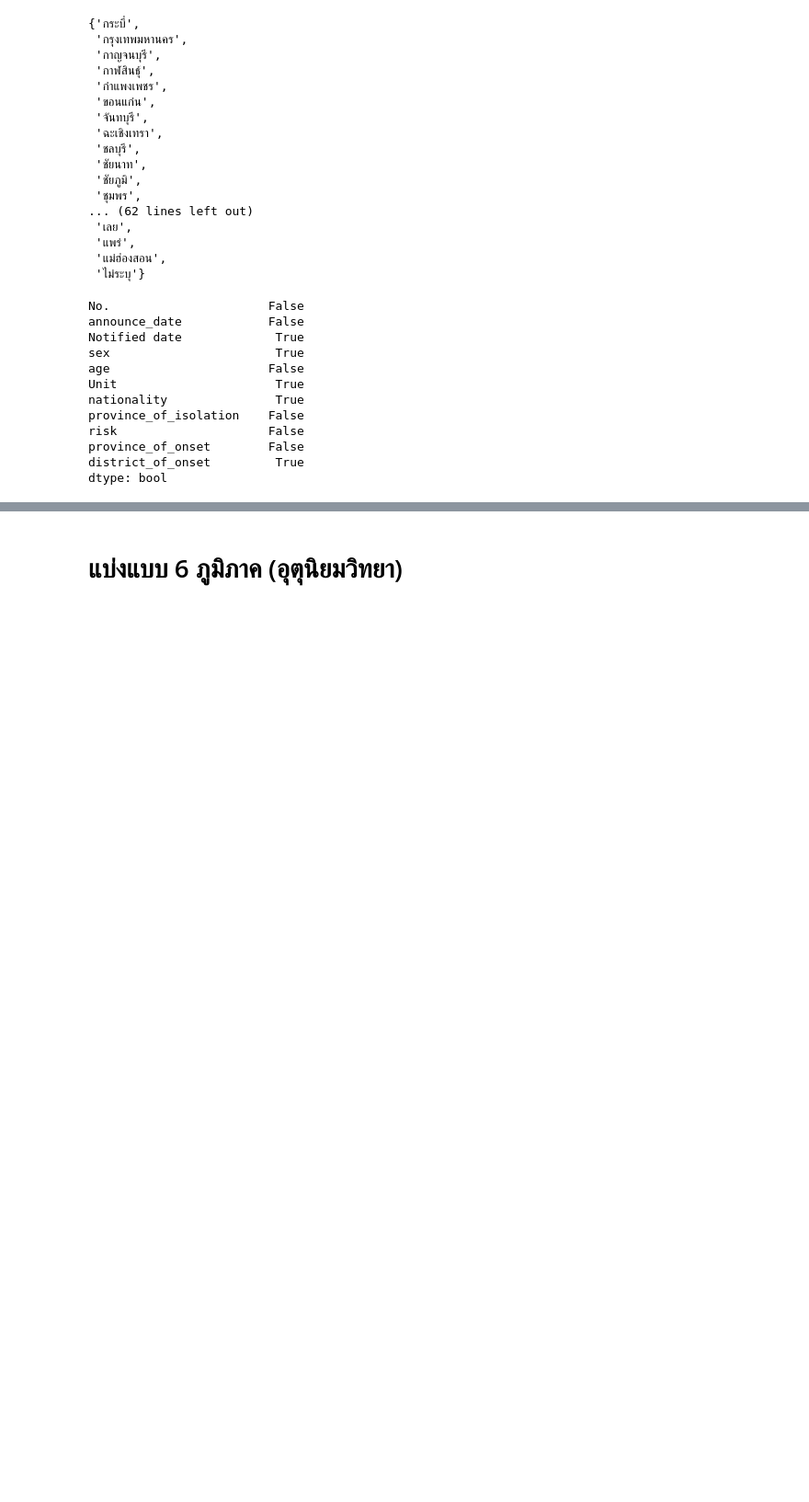
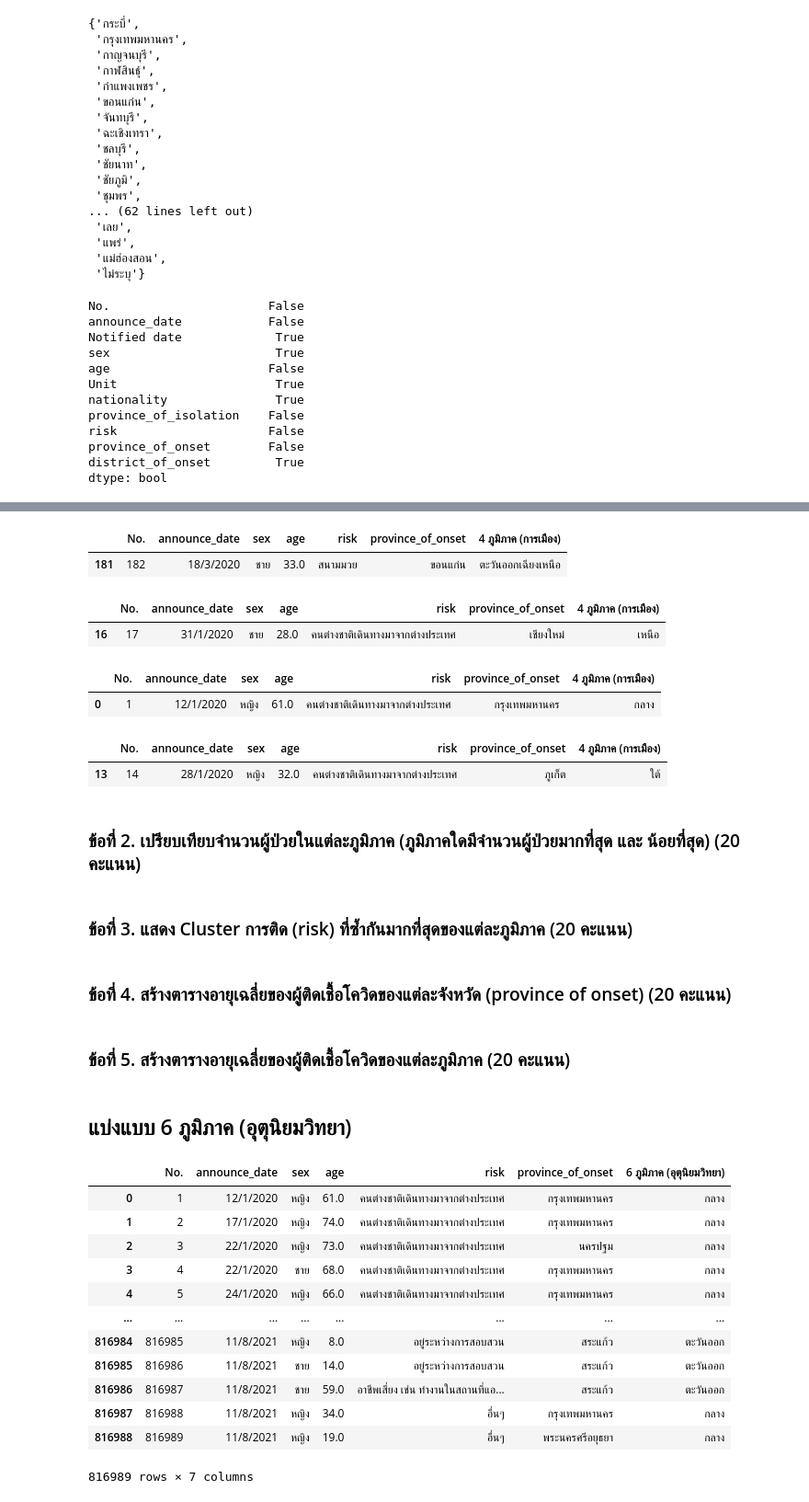
Before and after one commit to Benza1611/data_viz_2022, a Jupyter notebook: BasicPython&DataViz_midterm2022.ipynb, the cells around one changed output, grey strips where cells are left out. Shown at 92% size. Saved outputs shown, nothing was run; the diff lists cells and outputs as text; code cells hidden in the pictures; blank space fills up the shorter version.

```diff
--- a/BasicPython&DataViz_midterm2022.ipynb
+++ b/BasicPython&DataViz_midterm2022.ipynb
@@ -259,2 +375,51 @@ dtype: bool
+# %%
+age_EN_2 = data_2[data_2['4 ภูมิภาค (การเมือง)']=='ตะวันออกเฉียงเหนือ']
+age_EN_2.head(1)
+# %% [output]
+|  | No. | announce_date | sex | age | risk | province_of_onset | 4 ภูมิภาค (การเมือง) |
+| 181 | 182 | 18/3/2020 | ชาย | 33.0 | สนามมวย | ขอนแก่น | ตะวันออกเฉียงเหนือ |
+# %%
+age_N_2 = data_2[data_2['4 ภูมิภาค (การเมือง)']=='เหนือ']
+age_N_2.head(1)
+# %% [output]
+|  | No. | announce_date | sex | age | risk | province_of_onset | 4 ภูมิภาค (การเมือง) |
+| 16 | 17 | 31/1/2020 | ชาย | 28.0 | คนต่างชาติเดินทางมาจากต่างประเทศ | เชียงใหม่ | เหนือ |
+# %%
+age_C_2 = data_2[data_2['4 ภูมิภาค (การเมือง)']=='กลาง']
+age_C_2.head(1)
+# %% [output]
+|  | No. | announce_date | sex | age | risk | province_of_onset | 4 ภูมิภาค (การเมือง) |
+| 0 | 1 | 12/1/2020 | หญิง | 61.0 | คนต่างชาติเดินทางมาจากต่างประเทศ | กรุงเทพมหานคร | กลาง |
+# %%
+age_S_2 = data_2[data_2['4 ภูมิภาค (การเมือง)']=='ใต้']
+age_S_2.head(1)
+# %% [output]
+|  | No. | announce_date | sex | age | risk | province_of_onset | 4 ภูมิภาค (การเมือง) |
+| 13 | 14 | 28/1/2020 | หญิง | 32.0 | คนต่างชาติเดินทางมาจากต่างประเทศ | ภูเก็ต | ใต้ |
+# %% [markdown]
+### ข้อที่ 2. เปรียบเทียบจำนวนผู้ป่วยในแต่ละภูมิภาค (ภูมิภาคใดมีจำนวนผู้ป่วยมากที่สุด และ น้อยที่สุด) (20 คะแนน)
+# %% [markdown]
+### ข้อที่ 3. แสดง Cluster การติด (risk) ที่ซ้ำกันมากที่สุดของแต่ละภูมิภาค (20 คะแนน)
+# %% [markdown]
+### ข้อที่ 4. สร้างตารางอายุเฉลี่ยของผู้ติดเชื้อโควิดของแต่ละจังหวัด (province of onset) (20 คะแนน)
+# %% [markdown]
+### ข้อที่ 5. สร้างตารางอายุเฉลี่ยของผู้ติดเชื้อโควิดของแต่ละภูมิภาค (20 คะแนน)
 # %% [markdown]
-# แบ่งแบบ 6 ภูมิภาค (อุตุนิยมวิทยา)
+## แบ่งแบบ 6 ภูมิภาค (อุตุนิยมวิทยา)
+# %%
+data_3 = covid[['No.','announce_date','sex','age','risk','province_of_onset','6 ภูมิภาค (อุตุนิยมวิทยา)']]
+data_3
+# %% [output]
+|  | No. | announce_date | sex | age | risk | province_of_onset | 6 ภูมิภาค (อุตุนิยมวิทยา) |
+| 0 | 1 | 12/1/2020 | หญิง | 61.0 | คนต่างชาติเดินทางมาจากต่างประเทศ | กรุงเทพมหานคร | กลาง |
+| 1 | 2 | 17/1/2020 | หญิง | 74.0 | คนต่างชาติเดินทางมาจากต่างประเทศ | กรุงเทพมหานคร | กลาง |
+| 2 | 3 | 22/1/2020 | หญิง | 73.0 | คนต่างชาติเดินทางมาจากต่างประเทศ | นครปฐม | กลาง |
+| 3 | 4 | 22/1/2020 | ชาย | 68.0 | คนต่างชาติเดินทางมาจากต่างประเทศ | กรุงเทพมหานคร | กลาง |
+| 4 | 5 | 24/1/2020 | หญิง | 66.0 | คนต่างชาติเดินทางมาจากต่างประเทศ | กรุงเทพมหานคร | กลาง |
+| ... | ... | ... | ... | ... | ... | ... | ... |
+| 816984 | 816985 | 11/8/2021 | หญิง | 8.0 | อยู่ระหว่างการสอบสวน | สระแก้ว | ตะวันออก |
+| 816985 | 816986 | 11/8/2021 | ชาย | 14.0 | อยู่ระหว่างการสอบสวน | สระแก้ว | ตะวันออก |
+| 816986 | 816987 | 11/8/2021 | ชาย | 59.0 | อาชีพเสี่ยง เช่น ทำงานในสถานที่แอ... | สระแก้ว | ตะวันออก |
+| 816987 | 816988 | 11/8/2021 | หญิง | 34.0 | อื่นๆ | กรุงเทพมหานคร | กลาง |
+| 816988 | 816989 | 11/8/2021 | หญิง | 19.0 | อื่นๆ | พระนครศรีอยุธยา | กลาง |
+816989 rows × 7 columns
```
Also changed, not shown: parts of 44 cells of this notebook.
